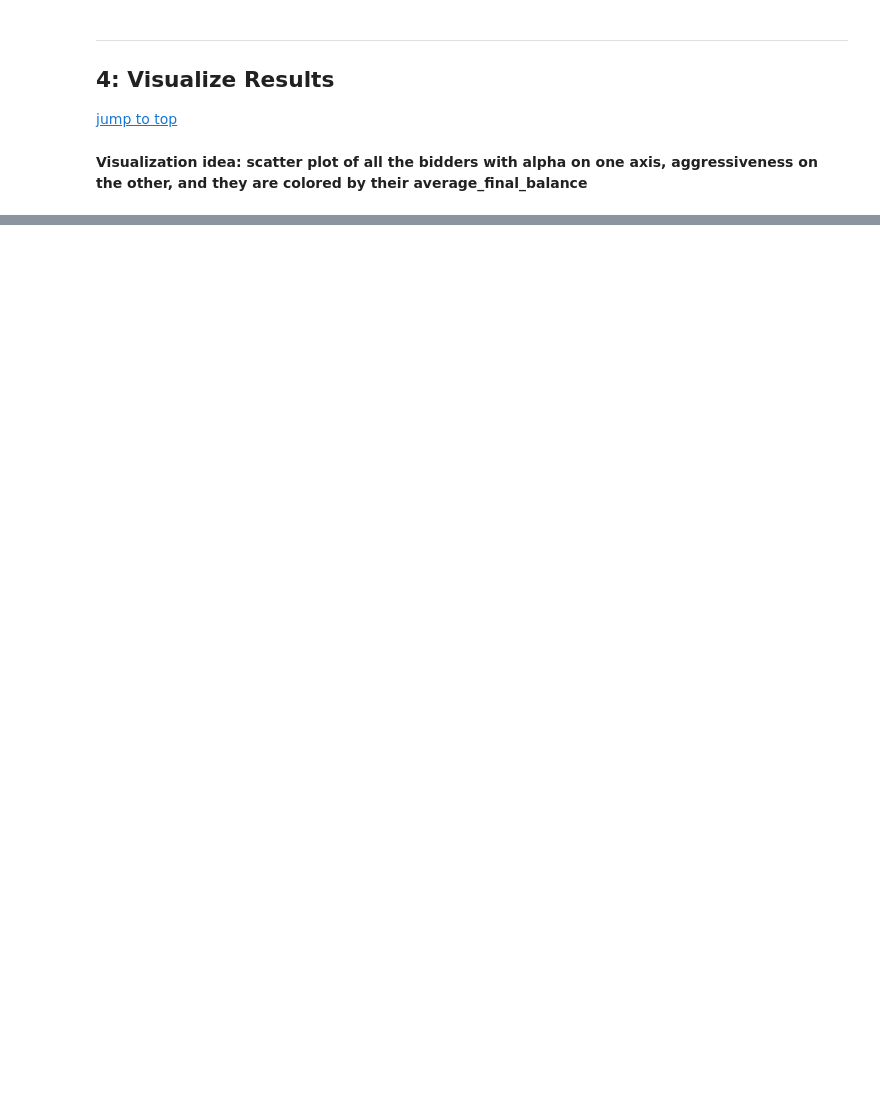
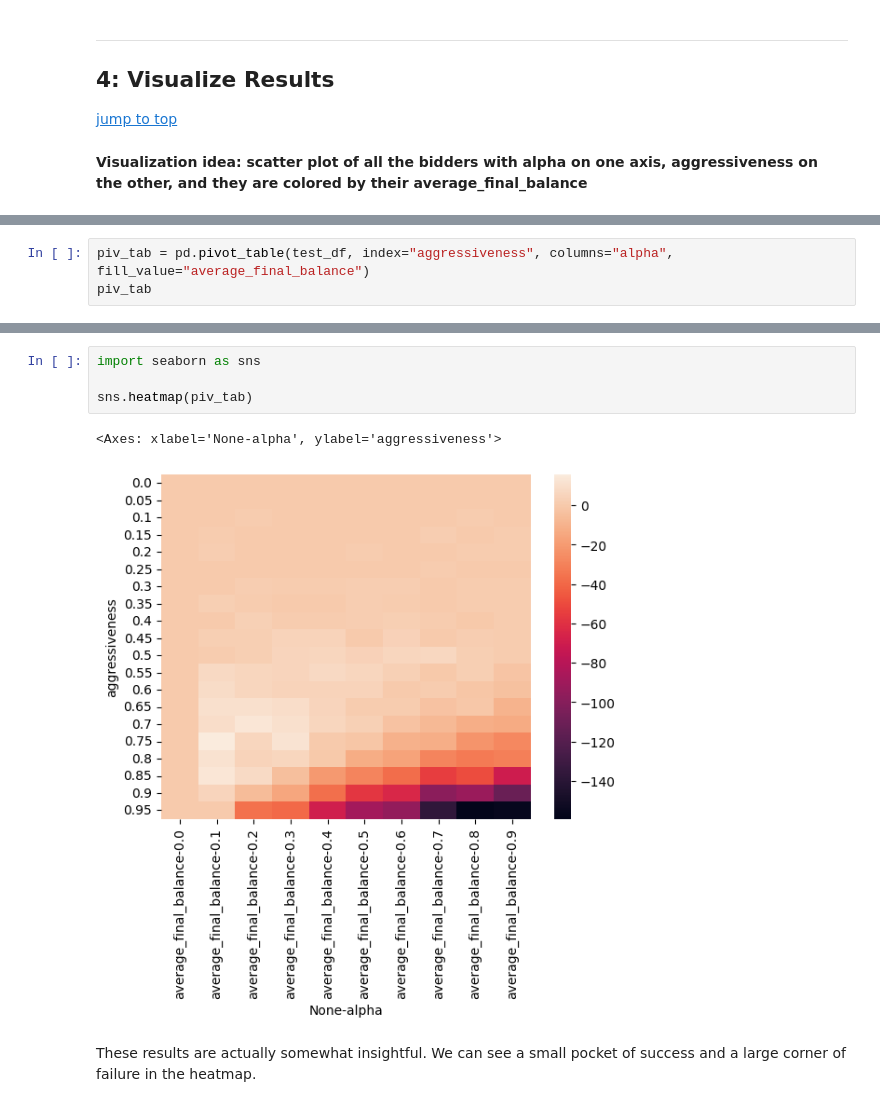
Before and after one commit to cbwright11/second-price-auction, a Jupyter notebook: Experiments.ipynb, the cells around one changed output, grey strips where cells are left out. Cells and saved outputs as stored; diff of their text form; blank space fills up the shorter version.

```diff
--- a/Experiments.ipynb
+++ b/Experiments.ipynb
@@ -216,0 +265,3 @@ It might take about a minute to run enough simulations that very few bidders hav
+# %%
+piv_tab = pd.pivot_table(test_df, index="aggressiveness", columns="alpha", fill_value="average_final_balance")
+piv_tab
@@ -216,0 +288,9 @@ It might take about a minute to run enough simulations that very few bidders hav
+# %%
+import seaborn as sns
+
+sns.heatmap(piv_tab)
+# %% [output]
+<Axes: xlabel='None-alpha', ylabel='aggressiveness'>
+[figure, added]
+# %% [markdown]
+These results are actually somewhat insightful. We can see a small pocket of success and a large corner of failure in the heatmap.
```
Also changed, not shown: parts of 10 cells of this notebook.
